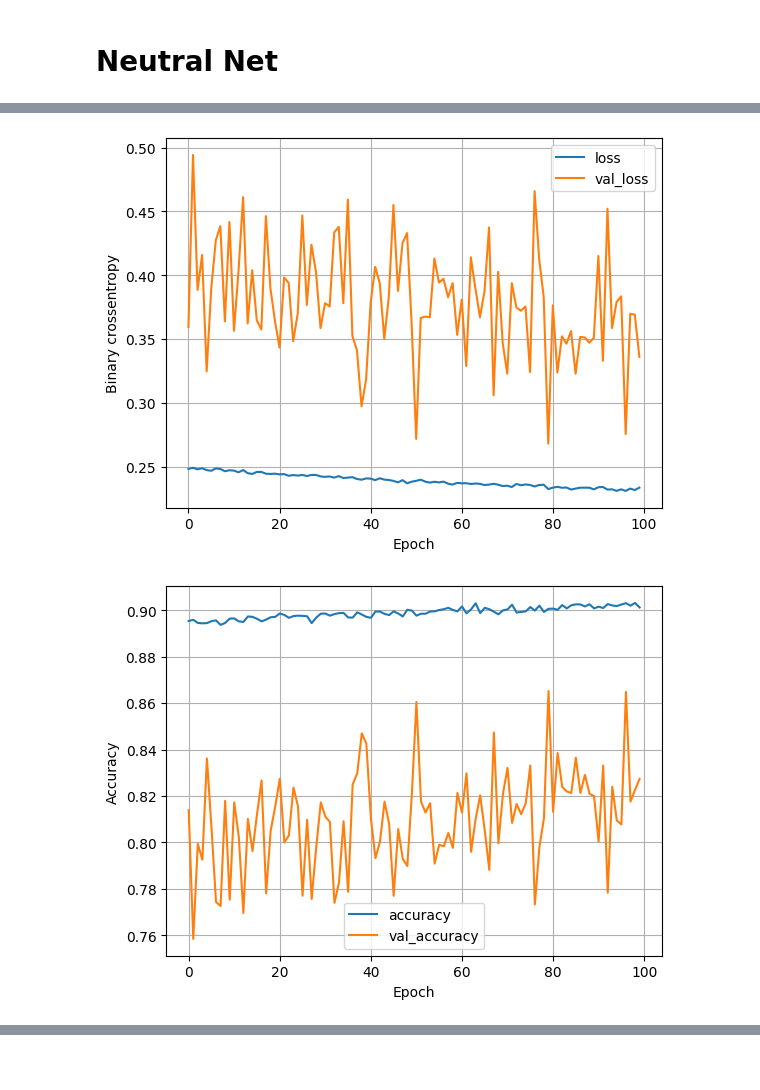
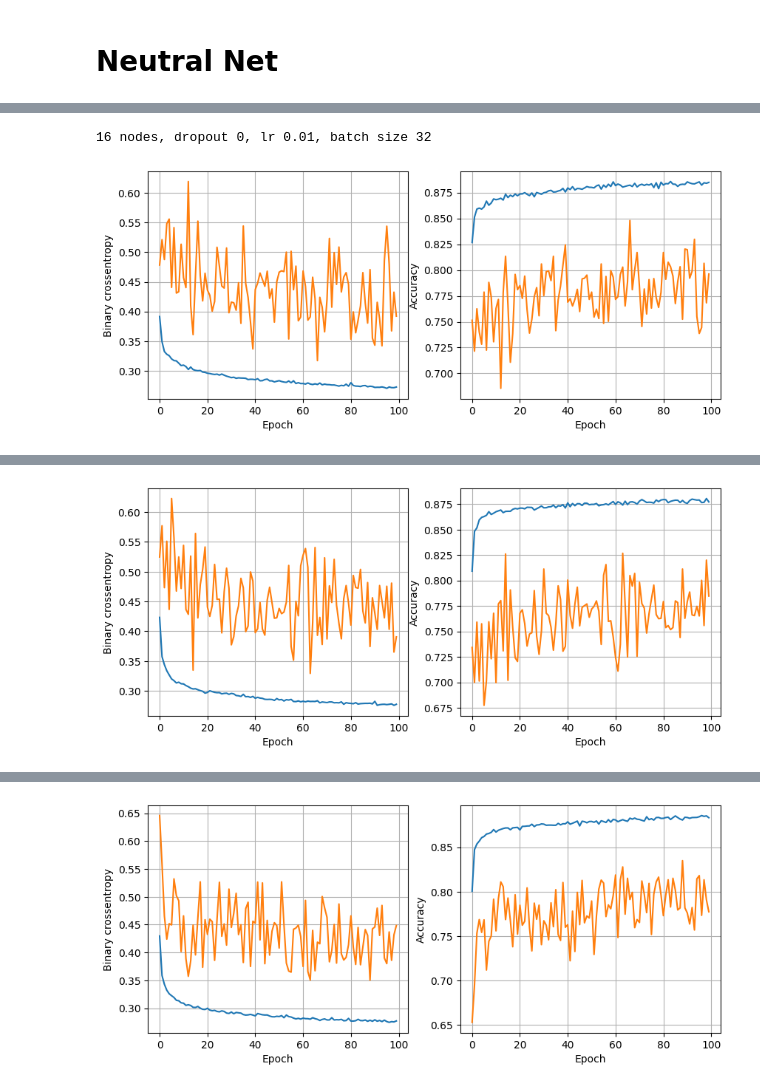
Before and after one commit to pulindu-seniya-silva/magic-dataset-Machine-Learning, a Jupyter notebook: Magic.ipynb, the cells around one changed output, grey strips where cells are left out. Drawn from its saved outputs; the diff is of its cells as text; code cells hidden in the pictures; blank space fills up the shorter version.

Commit message:
feat : Perform grid search for hyperparameter tuning and save best model

```diff
--- a/Magic.ipynb
+++ b/Magic.ipynb
@@ -202,18 +202,21 @@ def train_model(X_train, y_train, num_nodes, dropout_prob, lr, batch_size, epoch
   )
 
   return nn_model, history
-# %%
-plot_loss(history)
-plot_accuracy(history)
-# %% [output]
-[figure, removed]
-[figure, removed]
 # %%
+least_val_loss = float('inf')
+least_loss_model = None
 epochs=100
 for num_nodes in [16, 32, 64]:
   for dropout_prob in[0, 0.2]:
     for lr in [0.01, 0.05, 0.001]:
       for batch_size in [32, 64, 128]:
+        print(f"{num_nodes} nodes, dropout {dropout_prob}, lr {lr}, batch size {batch_size}")
         model, history = train_model(X_train, y_train, num_nodes, dropout_prob, lr, batch_size, epochs)
-        plot_loss(history)
-        plot_accuracy(history)
+        plot_history(history)
+        val_loss, val_accuracy = model.evaluate(X_valid, y_valid) # Unpack the metrics
+        if val_loss < least_val_loss:
+          least_val_loss = val_loss
+          least_loss_model = model
+# %% [output]
+16 nodes, dropout 0, lr 0.01, batch size 32
+[figure, added]
@@ -219,0 +225 @@ for num_nodes in [16, 32, 64]:
+[figure, added]
@@ -219,0 +228 @@ for num_nodes in [16, 32, 64]:
+[figure, added]
```
Also changed, not shown: parts of 8 cells of this notebook.
